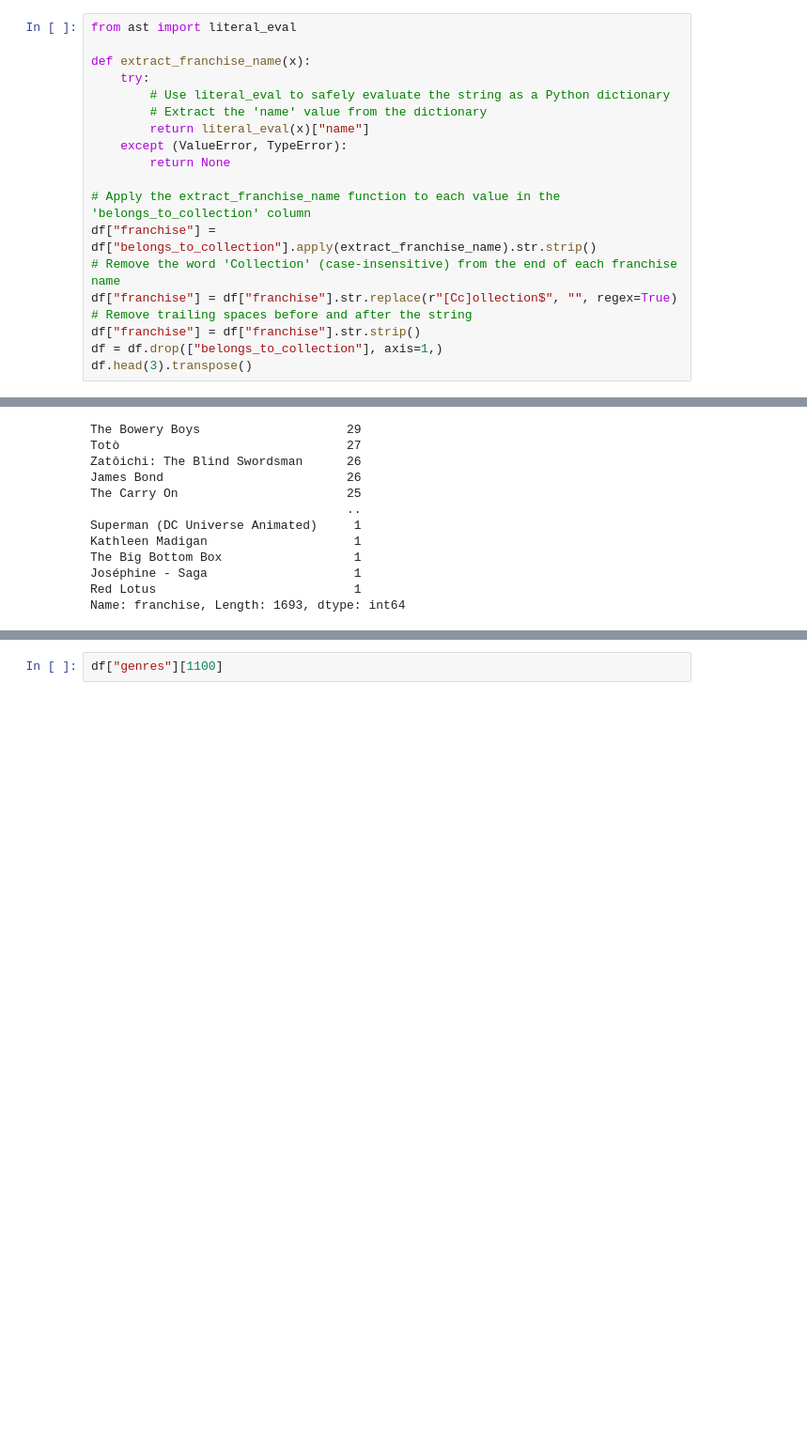
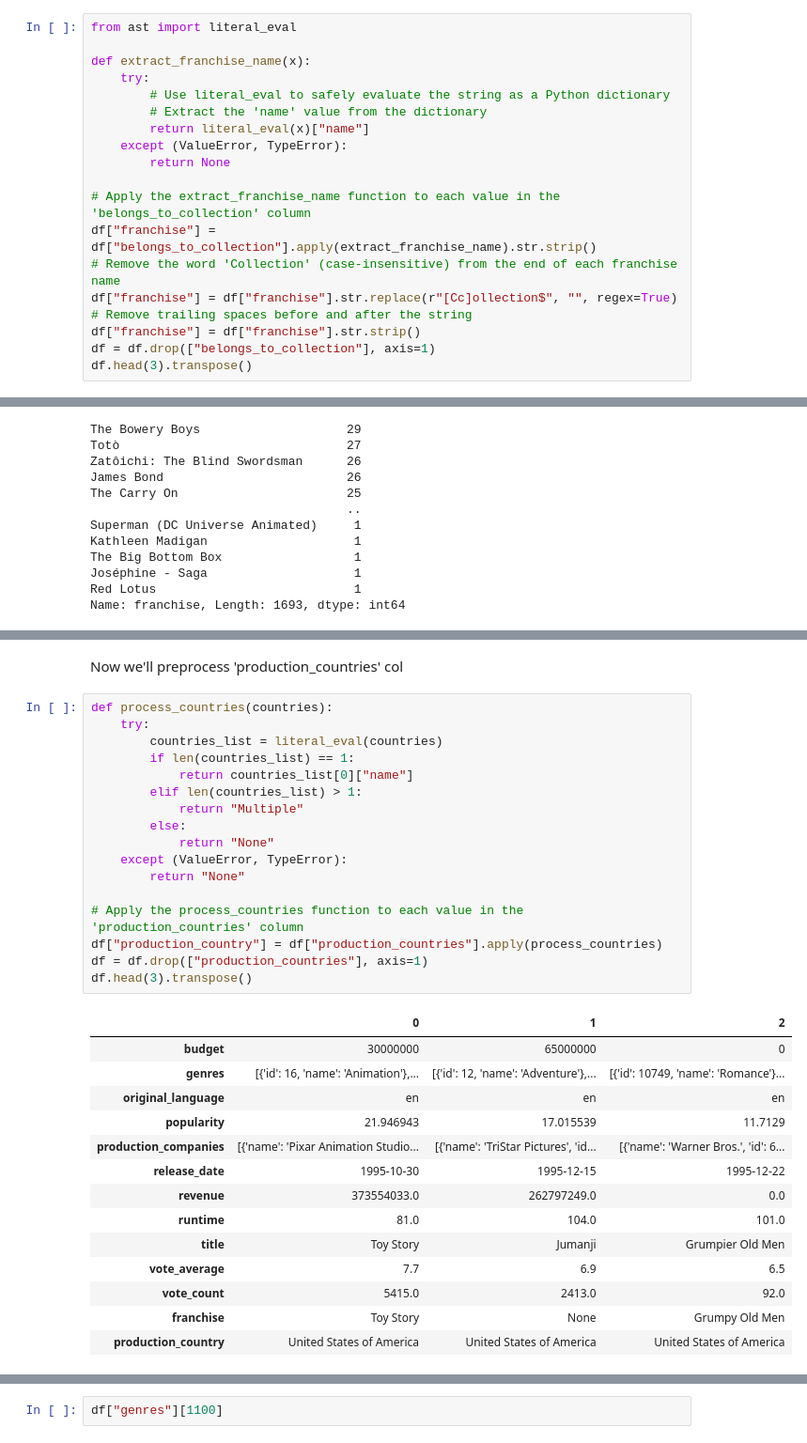
Before and after one commit to SanAntonik/MRS, a Jupyter notebook: analyze.ipynb, the cells around one changed output, grey strips where cells are left out. Shown at 94% size. Saved outputs shown, nothing was run; the diff lists cells and outputs as text; blank space fills up the shorter version.

Commit message:
Preprocess 'production_countries' col

```diff
--- a/analyze.ipynb
+++ b/analyze.ipynb
@@ -142,7 +133,7 @@ df["franchise"] = df["belongs_to_collection"].apply(extract_franchise_name).str.
 df["franchise"] = df["franchise"].str.replace(r"[Cc]ollection$", "", regex=True)
 # Remove trailing spaces before and after the string
 df["franchise"] = df["franchise"].str.strip()
-df = df.drop(["belongs_to_collection"], axis=1,)
+df = df.drop(["belongs_to_collection"], axis=1)
 df.head(3).transpose()
 # %% [output]
 |  | 0 | 1 | 2 |
@@ -191,0 +172,34 @@ Name: production_countries, Length: 2393, dtype: int64
+# %% [markdown]
+Now we'll preprocess 'production_countries' col
+# %%
+def process_countries(countries):
+    try:
+        countries_list = literal_eval(countries)
+        if len(countries_list) == 1:
+            return countries_list[0]["name"]
+        elif len(countries_list) > 1:
+            return "Multiple"
+        else:
+            return "None"
+    except (ValueError, TypeError):
+        return "None"
+
+# Apply the process_countries function to each value in the 'production_countries' column
+df["production_country"] = df["production_countries"].apply(process_countries)
+df = df.drop(["production_countries"], axis=1)
+df.head(3).transpose()
+# %% [output]
+|  | 0 | 1 | 2 |
+| budget | 30000000 | 65000000 | 0 |
+| genres | [{'id': 16, 'name': 'Animation'},... | [{'id': 12, 'name': 'Adventure'},... | [{'id': 10749, 'name': 'Romance'}... |
+| original_language | en | en | en |
+| popularity | 21.946943 | 17.015539 | 11.7129 |
+| production_companies | [{'name': 'Pixar Animation Studio... | [{'name': 'TriStar Pictures', 'id... | [{'name': 'Warner Bros.', 'id': 6... |
+| release_date | 1995-10-30 | 1995-12-15 | 1995-12-22 |
+| revenue | 373554033.0 | 262797249.0 | 0.0 |
+| runtime | 81.0 | 104.0 | 101.0 |
+| title | Toy Story | Jumanji | Grumpier Old Men |
+| vote_average | 7.7 | 6.9 | 6.5 |
+| vote_count | 5415.0 | 2413.0 | 92.0 |
+| franchise | Toy Story | None | Grumpy Old Men |
+| production_country | United States of America | United States of America | United States of America |
```
Also changed, not shown: parts of 4 cells of this notebook.
